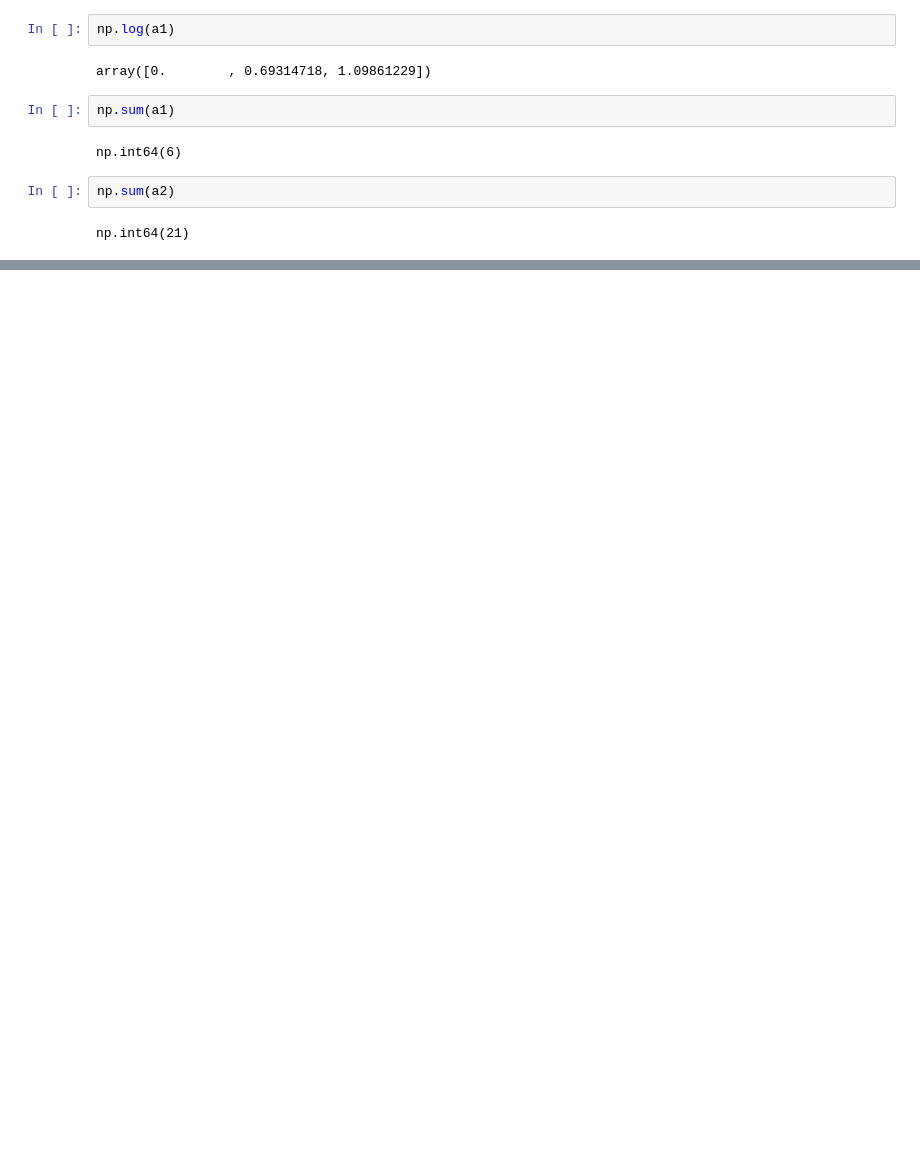
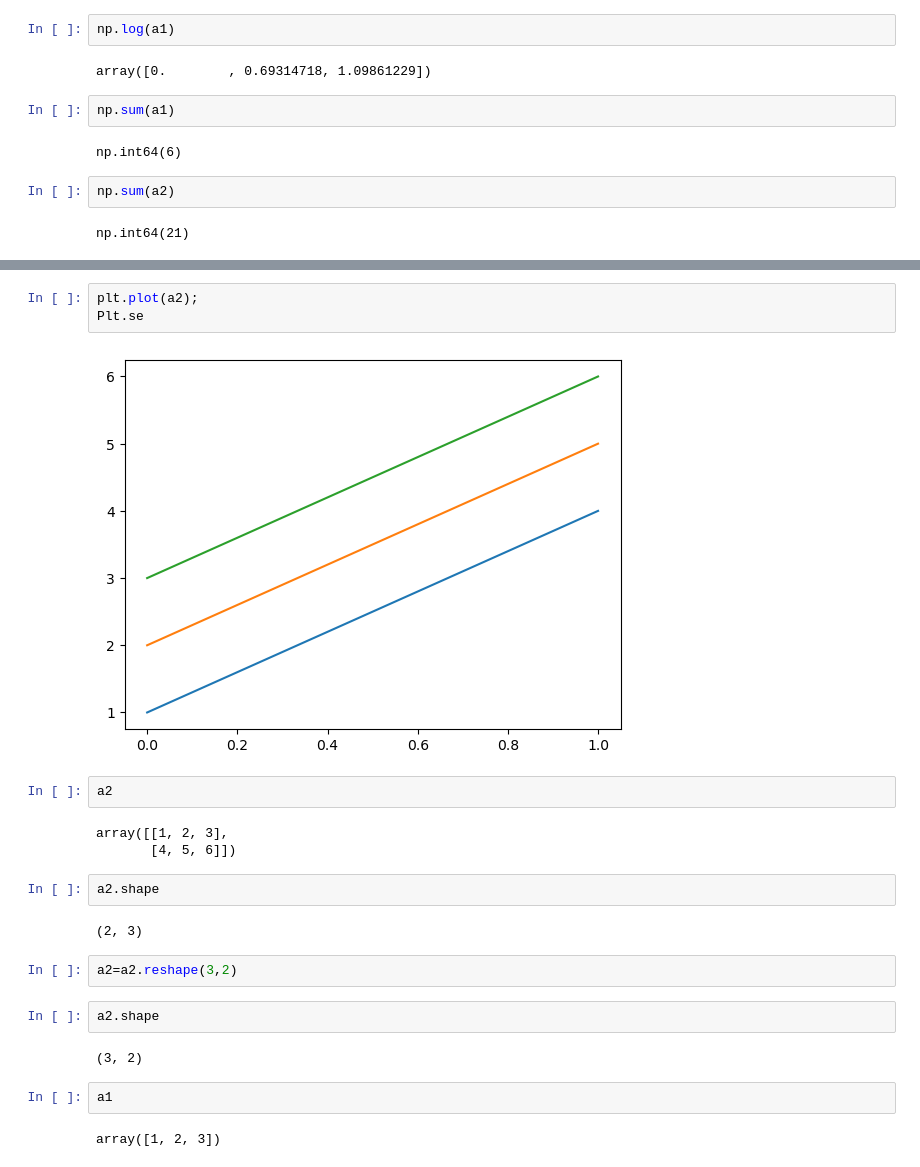
Before and after one commit to JNRCHAYAN/Machine-Learning-Code, a Jupyter notebook: Numpy_Practice_Learn.ipynb, the cells around one changed output, grey strips where cells are left out. Cells and saved outputs as stored; diff of their text form; blank space fills up the shorter version.

```diff
--- a/Numpy_Practice_Learn.ipynb
+++ b/Numpy_Practice_Learn.ipynb
@@ -273,0 +300,24 @@ array([1.60929116e-01, 4.33252795e-01, 3.21183157e-01, 5.55333144e-01,
+# %%
+plt.plot(a2);
+Plt.se
+# %% [output]
+[figure, added]
+# %%
+a2
+# %% [output]
+array([[1, 2, 3],
+       [4, 5, 6]])
+# %%
+a2.shape
+# %% [output]
+(2, 3)
+# %%
+a2=a2.reshape(3,2)
+# %%
+a2.shape
+# %% [output]
+(3, 2)
+# %%
+a1
+# %% [output]
+array([1, 2, 3])
```
Also changed, not shown: parts of 34 cells of this notebook, 1 other file.
